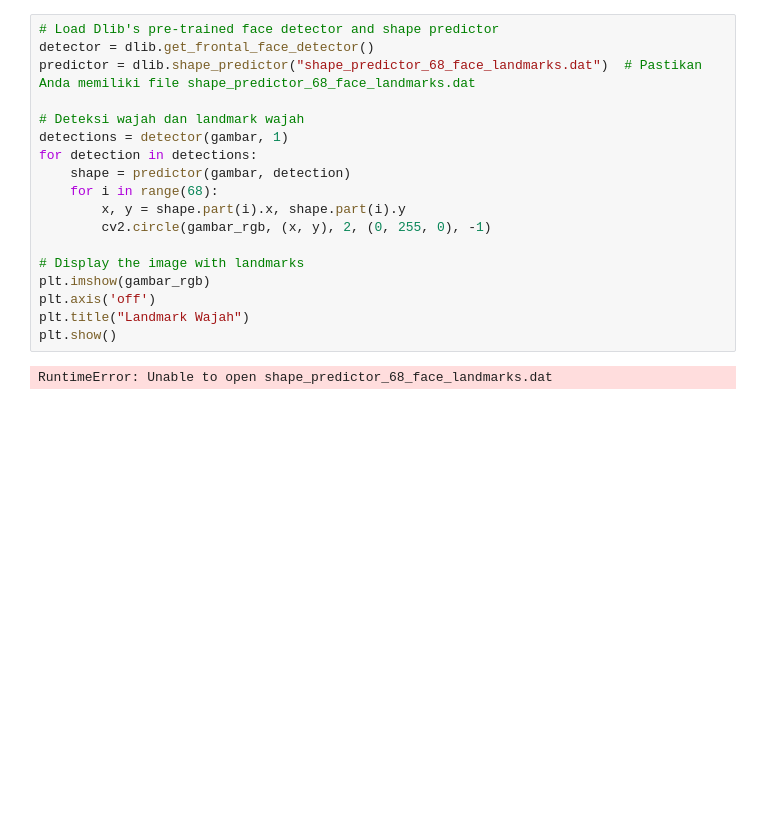
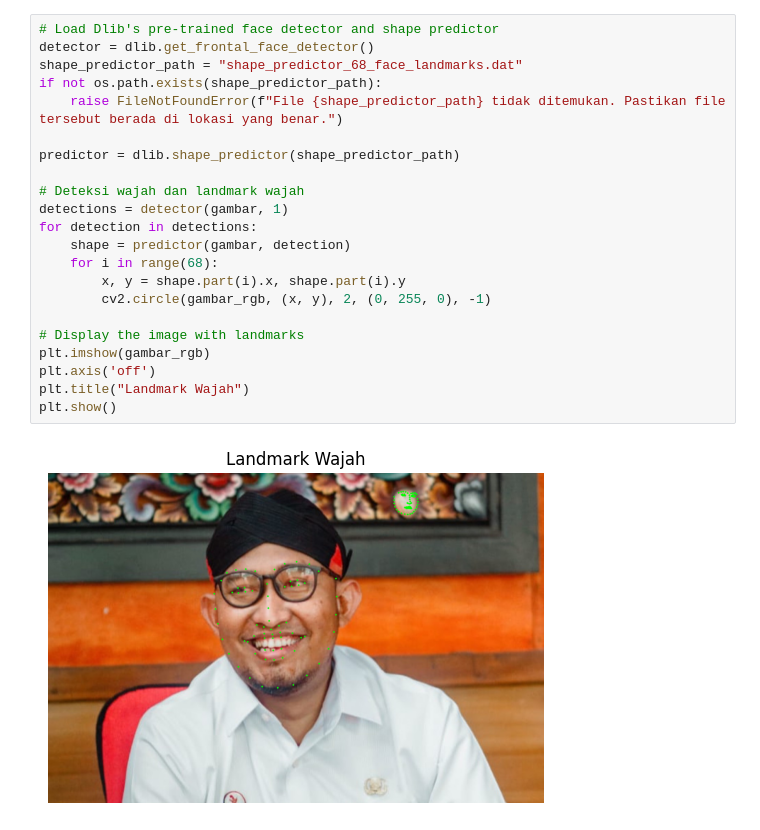
Before and after one commit to aqilwahid/lypsinc-ai, a Jupyter notebook: main.ipynb, the cells around one changed output. Cells and saved outputs as stored; diff of their text form; blank space fills up the shorter version.

```diff
--- a/main.ipynb
+++ b/main.ipynb
@@ -21,20 +23,24 @@ plt.show()
 # %%
 # Load Dlib's pre-trained face detector and shape predictor
 detector = dlib.get_frontal_face_detector()
-predictor = dlib.shape_predictor("shape_predictor_68_face_landmarks.dat")  # Pastikan Anda memiliki file shape_predictor_68_face_landmarks.dat
+shape_predictor_path = "shape_predictor_68_face_landmarks.dat"
+if not os.path.exists(shape_predictor_path):
+    raise FileNotFoundError(f"File {shape_predictor_path} tidak ditemukan. Pastikan file tersebut berada di lokasi yang benar.")
+
+predictor = dlib.shape_predictor(shape_predictor_path)
 
 # Deteksi wajah dan landmark wajah
 detections = detector(gambar, 1)
 for detection in detections:
     shape = predictor(gambar, detection)
     for i in range(68):
         x, y = shape.part(i).x, shape.part(i).y
         cv2.circle(gambar_rgb, (x, y), 2, (0, 255, 0), -1)
 
 # Display the image with landmarks
 plt.imshow(gambar_rgb)
 plt.axis('off')
 plt.title("Landmark Wajah")
 plt.show()
 # %% [output]
-RuntimeError: Unable to open shape_predictor_68_face_landmarks.dat
+[figure, added]
```
Also changed, not shown: parts of 6 cells of this notebook, 1 other file.
